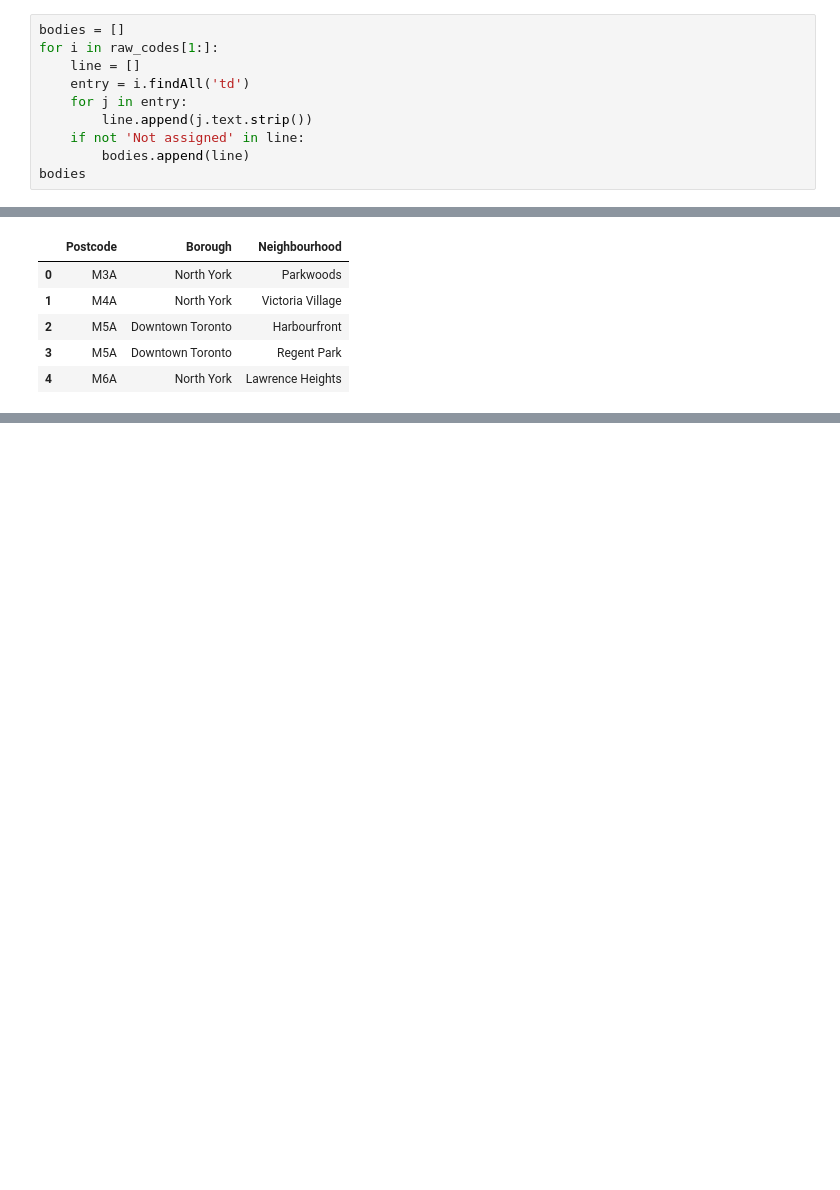
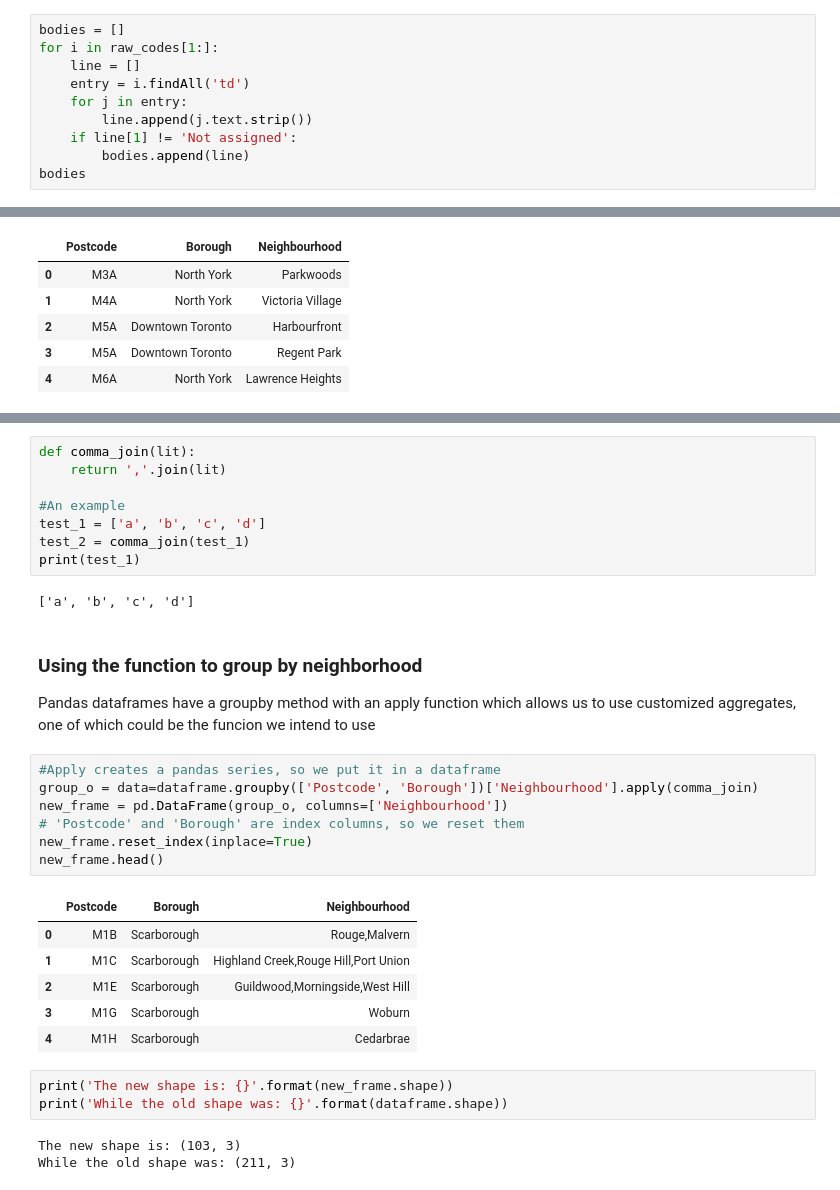
Before and after one commit to juanclopezr/SimpleData, a Jupyter notebook: Simple_soup.ipynb, the cells around one changed output, grey strips where cells are left out. Saved outputs shown, nothing was run; the diff lists cells and outputs as text; blank space fills up the shorter version.

Commit message:
Further development on groupby

```diff
--- a/Simple_soup.ipynb
+++ b/Simple_soup.ipynb
@@ -76,7 +76,7 @@ for i in raw_codes[1:]:
     entry = i.findAll('td')
     for j in entry:
         line.append(j.text.strip())
-    if not 'Not assigned' in line:
+    if line[1] != 'Not assigned':
         bodies.append(line)
 bodies
 # %% [output]
@@ -113,0 +120,33 @@ dataframe.head()
+# %%
+def comma_join(lit):
+    return ','.join(lit)
+
+#An example
+test_1 = ['a', 'b', 'c', 'd']
+test_2 = comma_join(test_1)
+print(test_1)
+# %% [output]
+['a', 'b', 'c', 'd']
+# %% [markdown]
+### Using the function to group by neighborhood
+Pandas dataframes have a groupby method with an apply function which allows us to use customized aggregates, one of  which could be the funcion we intend to use
+# %%
+#Apply creates a pandas series, so we put it in a dataframe
+group_o = data=dataframe.groupby(['Postcode', 'Borough'])['Neighbourhood'].apply(comma_join)
+new_frame = pd.DataFrame(group_o, columns=['Neighbourhood'])
+# 'Postcode' and 'Borough' are index columns, so we reset them
+new_frame.reset_index(inplace=True)
+new_frame.head()
+# %% [output]
+|  | Postcode | Borough | Neighbourhood |
+| 0 | M1B | Scarborough | Rouge,Malvern |
+| 1 | M1C | Scarborough | Highland Creek,Rouge Hill,Port Union |
+| 2 | M1E | Scarborough | Guildwood,Morningside,West Hill |
+| 3 | M1G | Scarborough | Woburn |
+| 4 | M1H | Scarborough | Cedarbrae |
+# %%
+print('The new shape is: {}'.format(new_frame.shape))
+print('While the old shape was: {}'.format(dataframe.shape))
+# %% [output]
+The new shape is: (103, 3)
+While the old shape was: (211, 3)
```
Also changed, not shown: parts of 4 cells of this notebook.
